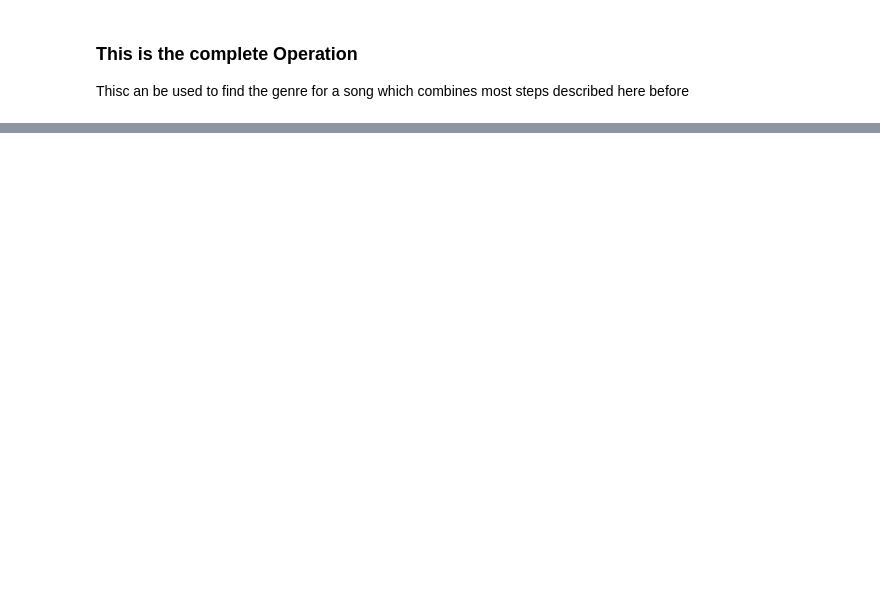
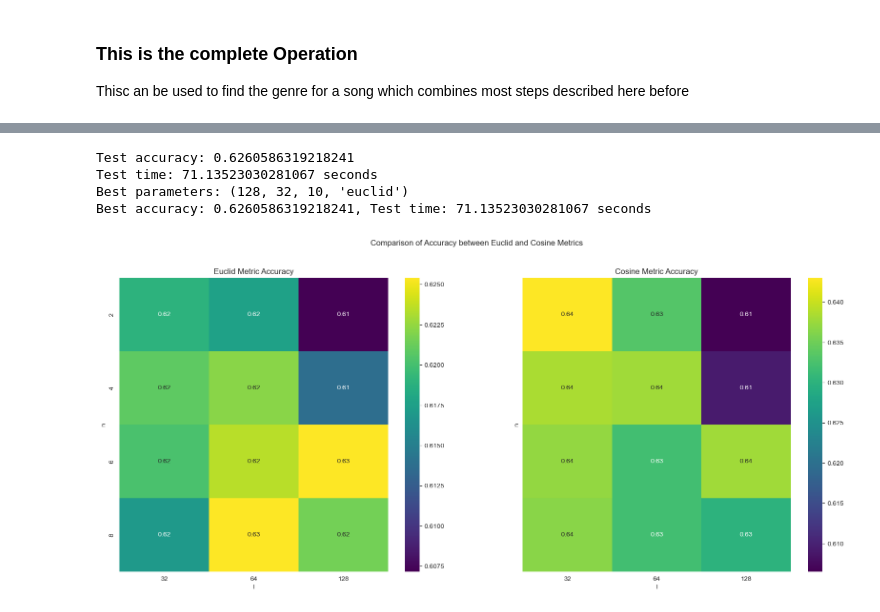
Before and after one commit to nks84/mma_pa1, a Jupyter notebook: checkpointCharlie.ipynb, the cells around one changed output, grey strips where cells are left out. Saved outputs shown, nothing was run; the diff lists cells and outputs as text; code cells hidden in the pictures; blank space fills up the shorter version.

```diff
--- a/checkpointCharlie.ipynb
+++ b/checkpointCharlie.ipynb
@@ -156,14 +161,3 @@ def find_similar_songs(song_input, hash_tables_and_matrices):
 def hamming_distance(str1, str2):
     """Calculate the Hamming distance between two binary strings"""
     return sum(c1 != c2 for c1, c2 in zip(str1, str2))
-# %%
-for item in range(len(X_test)):
-    test = (find_similar_songs(X_test[0], hashtable_generator(X_train)))
-    #print(X_test[0])
-    print(y_test.iloc[0])
-    #print(X_train[0])
-    print(y_train.iloc[0])
-    print(y_train.iloc[1])
-    print(y_train.iloc[2])
-
-    break
@@ -413,0 +356,2 @@ empty bucket
+# %%
+results = find_best_parameters_test([64, 128, 256], [2, 8, 16], [5, 10, 15], ["euclid","cosine"])
@@ -413,0 +395,36 @@ empty bucket
+# %%
+results_for_128_2_10_cosine = find_best_parameters_test([128], [32], [10], ["euclid"])
+# %% [output]
+Test accuracy: 0.6260586319218241
+Test time: 71.13523030281067 seconds
+Best parameters: (128, 32, 10, 'euclid')
+Best accuracy: 0.6260586319218241, Test time: 71.13523030281067 seconds
+# %%
+df_data = [(l, n, metric, accuracy) for (l, n, cut, metric), accuracy in results.items()]
+df = pd.DataFrame(df_data, columns=['l', 'n', 'metric', 'accuracy'])
+
+# Separate dataframes for each metric
+df_euclid = df[df['metric'] == 'euclid']
+df_cosine = df[df['metric'] == 'cosine']
+
+# Pivot dataframes using the correct method
+pivot_euclid = df_euclid.pivot(index="n", columns="l", values="accuracy")
+pivot_cosine = df_cosine.pivot(index="n", columns="l", values="accuracy")
+
+# Plotting
+fig, ax = plt.subplots(1, 2, figsize=(20, 8), sharey=True)
+
+sns.heatmap(pivot_euclid, annot=True, fmt=".2f", cmap="viridis", ax=ax[0])
+ax[0].set_title("Euclid Metric Accuracy")
+ax[0].set_xlabel("l")
+ax[0].set_ylabel("n")
+
+sns.heatmap(pivot_cosine, annot=True, fmt=".2f", cmap="viridis", ax=ax[1])
+ax[1].set_title("Cosine Metric Accuracy")
+ax[1].set_xlabel("l")
+# ax[1].set_ylabel("n") is not needed as the y-axis is shared
+
+plt.suptitle("Comparison of Accuracy between Euclid and Cosine Metrics")
+plt.show()
+# %% [output]
+[figure, added]
```
Also changed, not shown: parts of 16 cells of this notebook.
